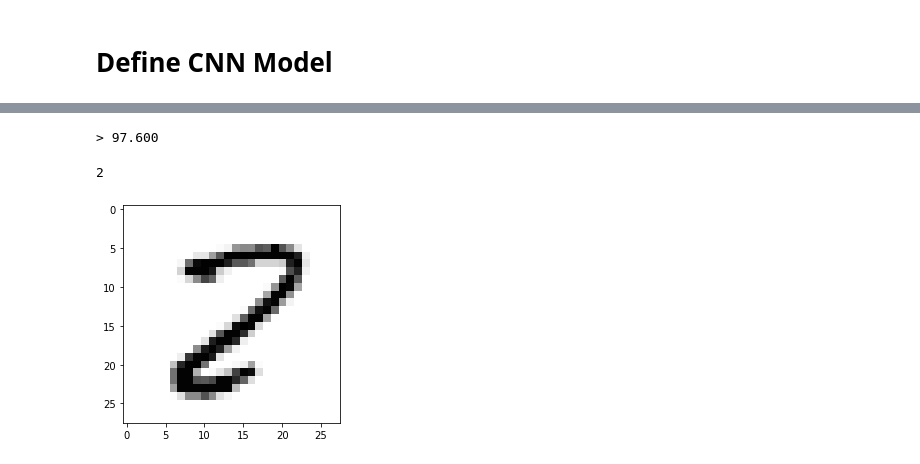
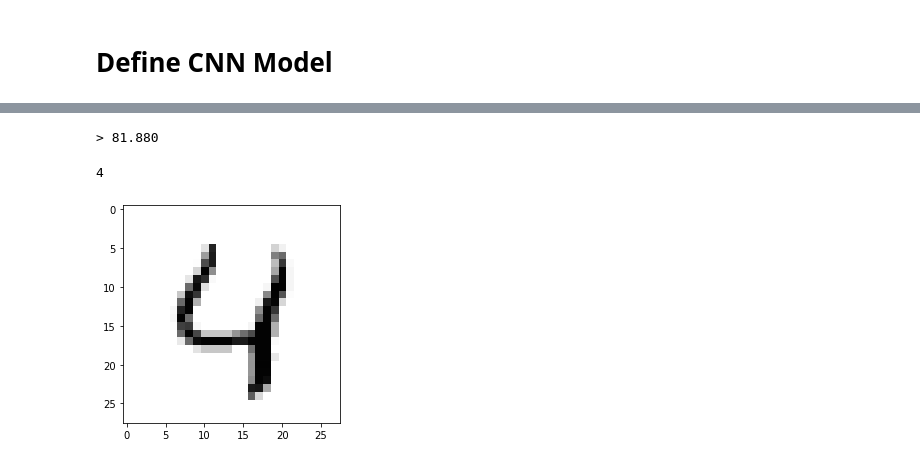
Before and after one commit to pvvkishore/M.Tech_AI-ML_LAB_2022, a Jupyter notebook: CNN_MNIST.ipynb, the cells around one changed output, grey strips where cells are left out. Saved outputs shown, nothing was run; the diff lists cells and outputs as text; code cells hidden in the pictures.

```diff
--- a/CNN_MNIST.ipynb
+++ b/CNN_MNIST.ipynb
@@ -86,12 +104,12 @@ model.add(MaxPooling2D((2, 2)))
 # %%
 model.add(Flatten())
 # %%
-model.add(Dense(128, activation='relu', kernel_initializer='he_uniform'))
+model.add(Dense(128, activation='tanh', kernel_initializer='he_uniform'))
 model.add(Dense(10, activation='softmax'))
 # %%
-opt = SGD(lr=0.0001, momentum=0.8)
+opt = SGD(lr=0.001, momentum=0.8)
 # %%
 model.compile(optimizer=opt, loss='categorical_crossentropy', metrics=['accuracy'])
 # %%
-history = model.fit(trainX, trainY, epochs=200, batch_size=32, validation_data=(testX, testY), verbose=1)
+history = model.fit(trainX, trainY, epochs=10, batch_size=16, validation_data=(testX, testY), verbose=1)
 # %% [output]
@@ -116,12 +137,12 @@ Epoch 200/200
 _, acc = model.evaluate(testX, testY, verbose=0)
 print('> %.3f' % (acc * 100.0))
 # %% [output]
-> 97.600
+> 81.880
 # %%
-image_index = 444
+image_index = 4
 pyplot.imshow(testX[image_index].reshape(28, 28),cmap='Greys')
 pred = model.predict(testX[image_index].reshape(1, 28, 28, 1))
 print(pred.argmax())
 # %% [output]
-2
+4
-[figure, old version]
+[figure, new version]
```
Also changed, not shown: parts of 7 cells of this notebook, 12 other files.
